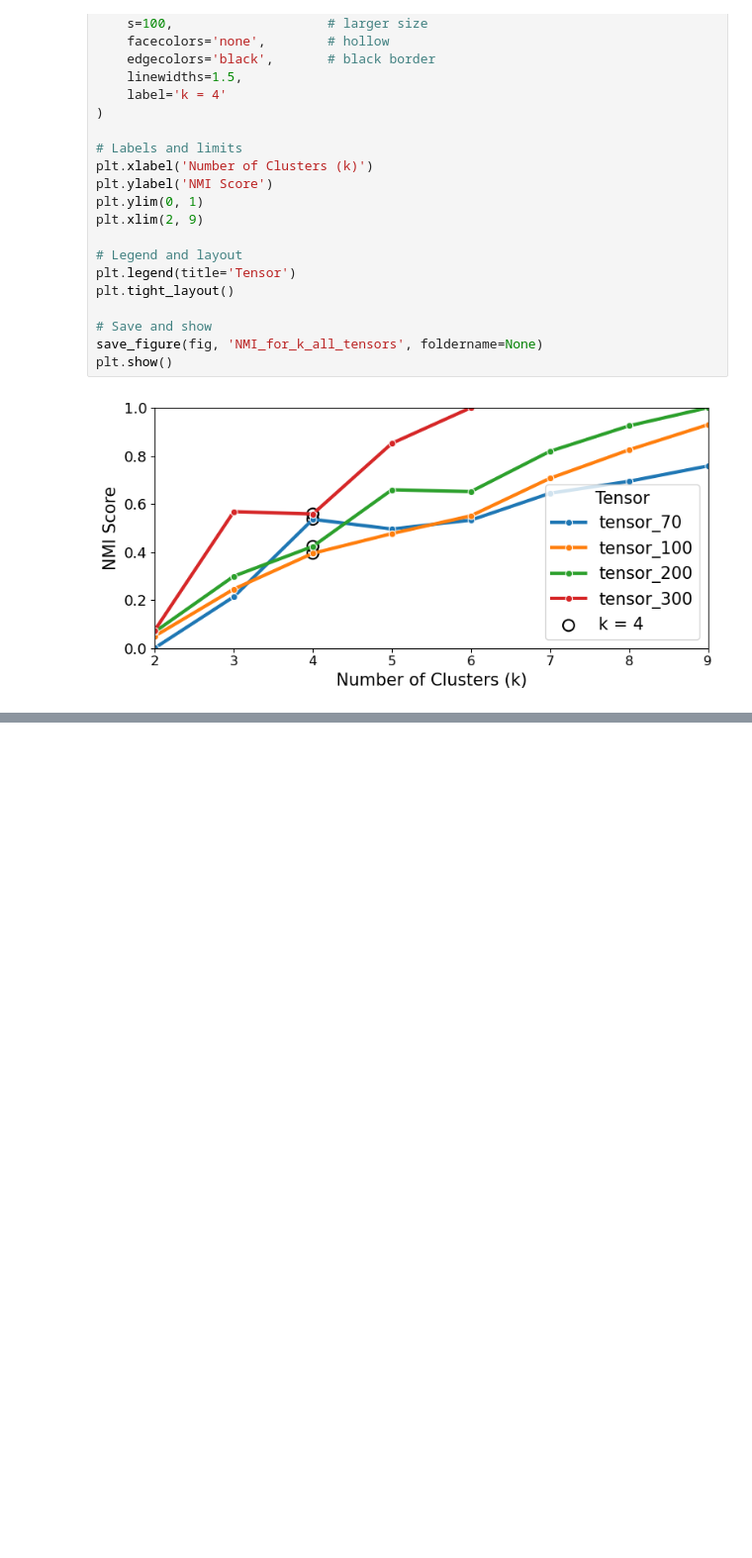
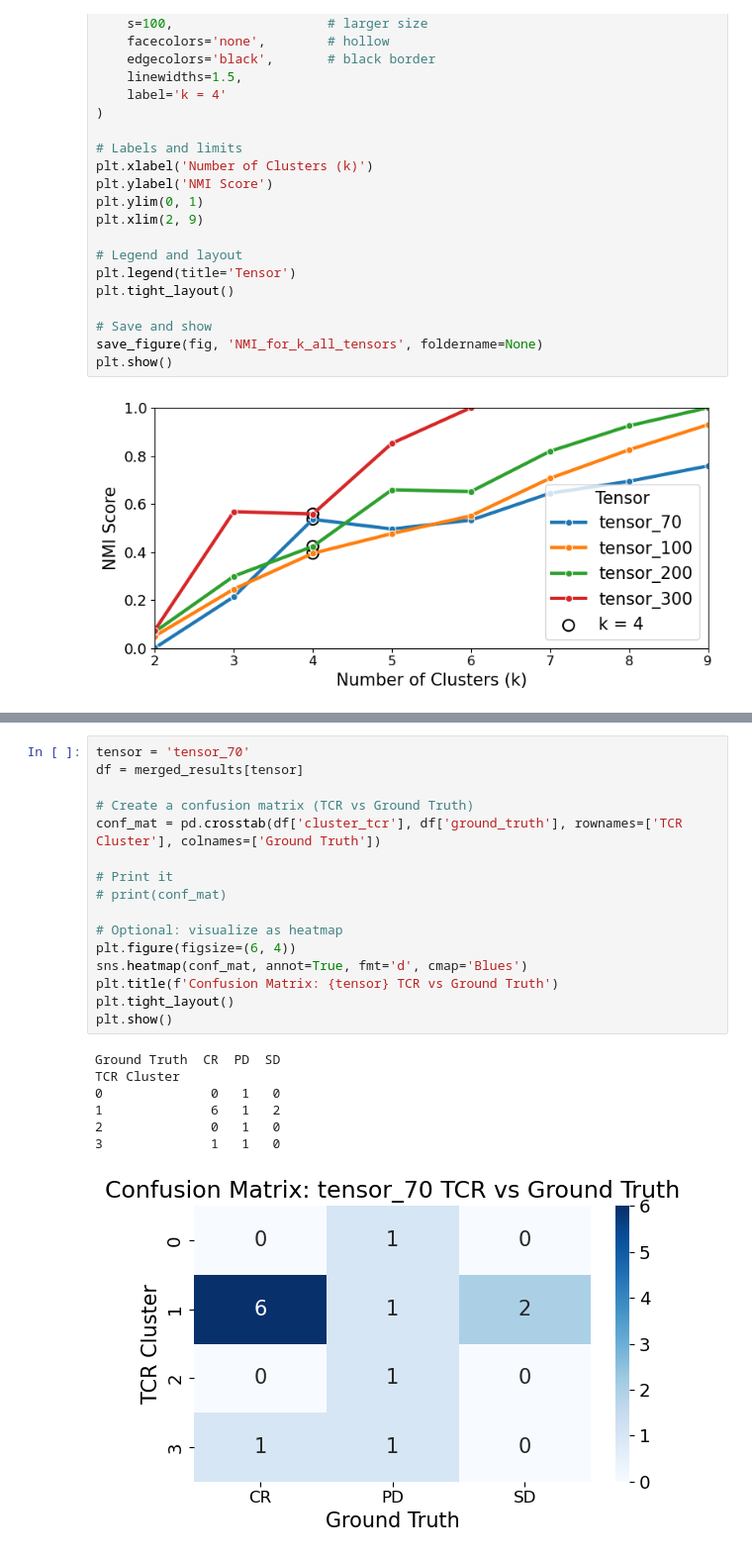
Before and after one commit to pablovadillo/Tensordecomposition, a Jupyter notebook: Cluster_comparison.ipynb, the cells around one changed output, grey strips where cells are left out. Shown at 99% size. Drawn from its saved outputs; the diff is of its cells as text; blank space fills up the shorter version.

```diff
--- a/Cluster_comparison.ipynb
+++ b/Cluster_comparison.ipynb
@@ -143,0 +289,24 @@ plt.show()
+# %%
+tensor = 'tensor_70'
+df = merged_results[tensor]
+
+# Create a confusion matrix (TCR vs Ground Truth)
+conf_mat = pd.crosstab(df['cluster_tcr'], df['ground_truth'], rownames=['TCR Cluster'], colnames=['Ground Truth'])
+
+# Print it
+# print(conf_mat)
+
+# Optional: visualize as heatmap
+plt.figure(figsize=(6, 4))
+sns.heatmap(conf_mat, annot=True, fmt='d', cmap='Blues')
+plt.title(f'Confusion Matrix: {tensor} TCR vs Ground Truth')
+plt.tight_layout()
+plt.show()
+# %% [output]
+Ground Truth  CR  PD  SD
+TCR Cluster
+0              0   1   0
+1              6   1   2
+2              0   1   0
+3              1   1   0
+[figure, added]
```
Also changed, not shown: parts of 8 cells of this notebook, 2 other files.
